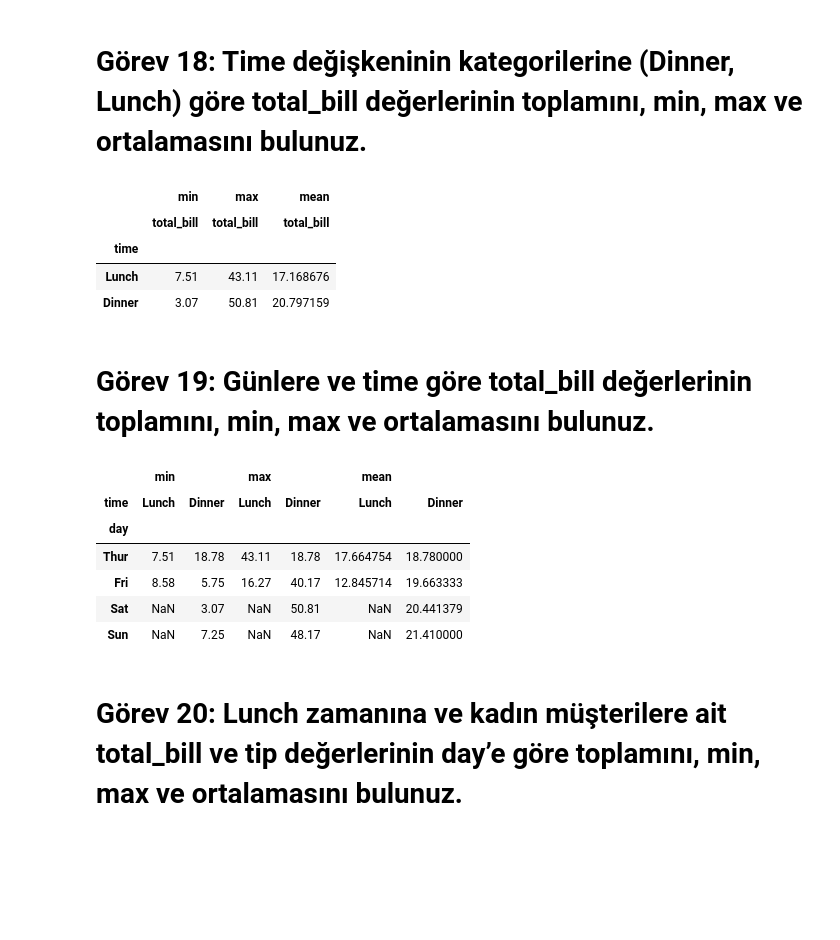
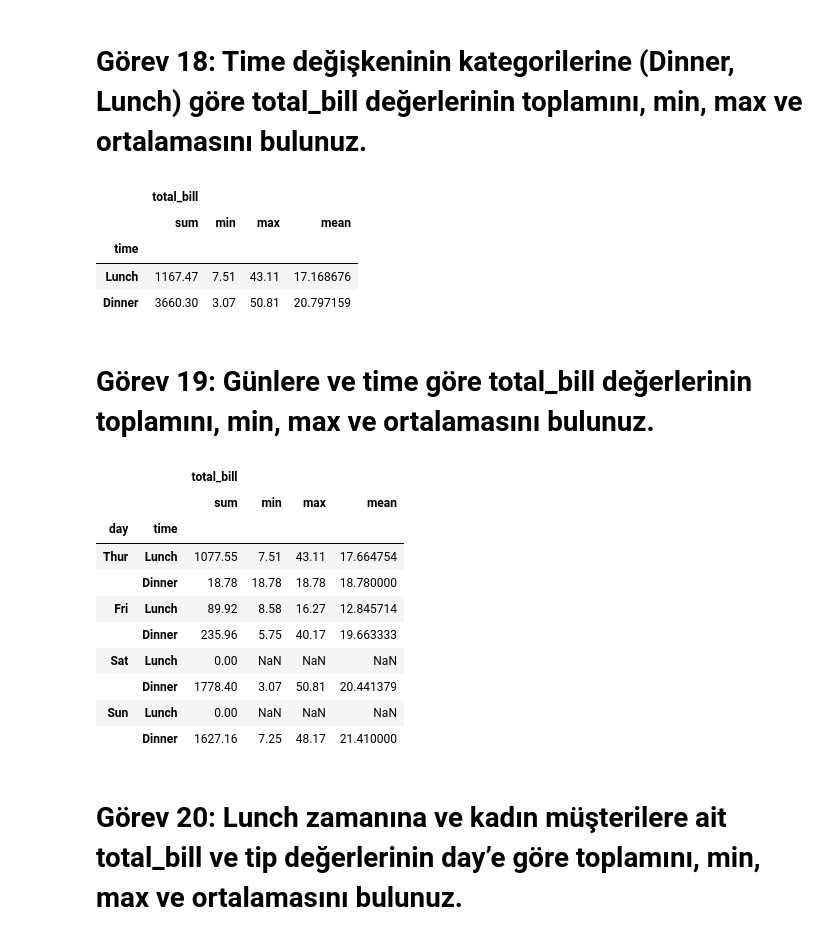
Before and after one commit to erkamesen/Data-Lover, a Jupyter notebook: List Comprehension ve Pandas Alıştırmaları /pandas_gorevler.ipynb, the cells around one changed output. Drawn from its saved outputs; the diff is of its cells as text; code cells hidden in the pictures; blank space fills up the shorter version.

```diff
--- a/List Comprehension ve Pandas Alıştırmaları /pandas_gorevler.ipynb
+++ b/List Comprehension ve Pandas Alıştırmaları /pandas_gorevler.ipynb
@@ -231,24 +287,28 @@ df.head()
 # %% [markdown]
 # Görev 18:  Time değişkeninin kategorilerine (Dinner, Lunch) göre total_bill değerlerinin toplamını, min, max ve ortalamasını bulunuz.
 # %%
-df.pivot_table("total_bill", "time", aggfunc=["min","max","mean"])
+df.groupby("time").agg({"total_bill":["sum","min","max","mean"]})
 # %% [output]
-|  | min | max | mean |
-|  | total_bill | total_bill | total_bill |
-| time |  |  |  |
-| Lunch | 7.51 | 43.11 | 17.168676 |
-| Dinner | 3.07 | 50.81 | 20.797159 |
+|  | total_bill |  |  |  |
+|  | sum | min | max | mean |
+| time |  |  |  |  |
+| Lunch | 1167.47 | 7.51 | 43.11 | 17.168676 |
+| Dinner | 3660.30 | 3.07 | 50.81 | 20.797159 |
 # %% [markdown]
 # Görev 19:  Günlere ve time göre total_bill değerlerinin toplamını, min, max ve ortalamasını bulunuz.
 # %%
-df.pivot_table("total_bill","day","time", aggfunc=["min","max","mean"])
+df.groupby(["day","time"]).agg({"total_bill":["sum","min","max","mean"]})
 # %% [output]
-|  | min |  | max |  | mean |  |
-| time | Lunch | Dinner | Lunch | Dinner | Lunch | Dinner |
-| day |  |  |  |  |  |  |
-| Thur | 7.51 | 18.78 | 43.11 | 18.78 | 17.664754 | 18.780000 |
-| Fri | 8.58 | 5.75 | 16.27 | 40.17 | 12.845714 | 19.663333 |
-| Sat | NaN | 3.07 | NaN | 50.81 | NaN | 20.441379 |
-| Sun | NaN | 7.25 | NaN | 48.17 | NaN | 21.410000 |
+|  |  | total_bill |  |  |  |
+|  |  | sum | min | max | mean |
+| day | time |  |  |  |  |
+| Thur | Lunch | 1077.55 | 7.51 | 43.11 | 17.664754 |
+|  | Dinner | 18.78 | 18.78 | 18.78 | 18.780000 |
+| Fri | Lunch | 89.92 | 8.58 | 16.27 | 12.845714 |
+|  | Dinner | 235.96 | 5.75 | 40.17 | 19.663333 |
+| Sat | Lunch | 0.00 | NaN | NaN | NaN |
+|  | Dinner | 1778.40 | 3.07 | 50.81 | 20.441379 |
+| Sun | Lunch | 0.00 | NaN | NaN | NaN |
+|  | Dinner | 1627.16 | 7.25 | 48.17 | 21.410000 |
 # %% [markdown]
 # Görev 20:  Lunch zamanına ve kadın müşterilere ait total_bill ve tip  değerlerinin day’e göre toplamını, min, max ve ortalamasını bulunuz.
```
Also changed, not shown: parts of 10 cells of this notebook, 1 other file.
